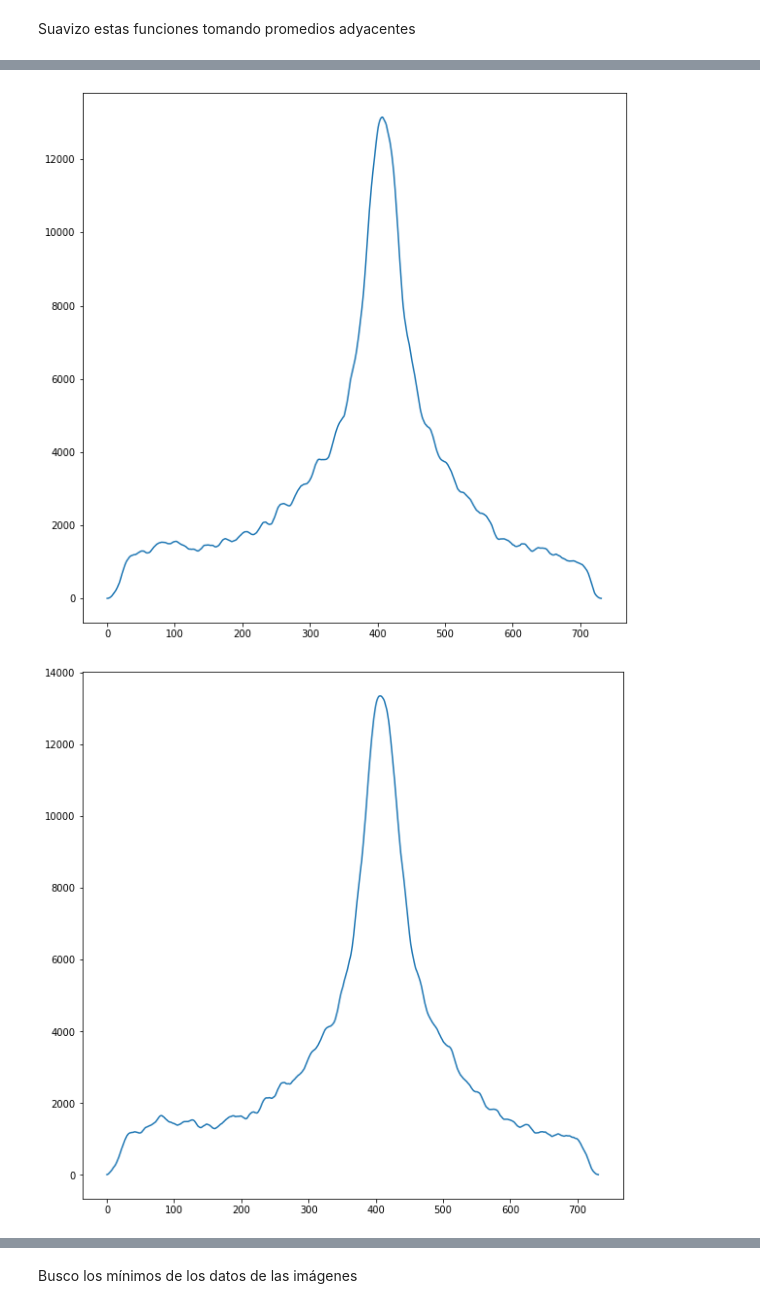
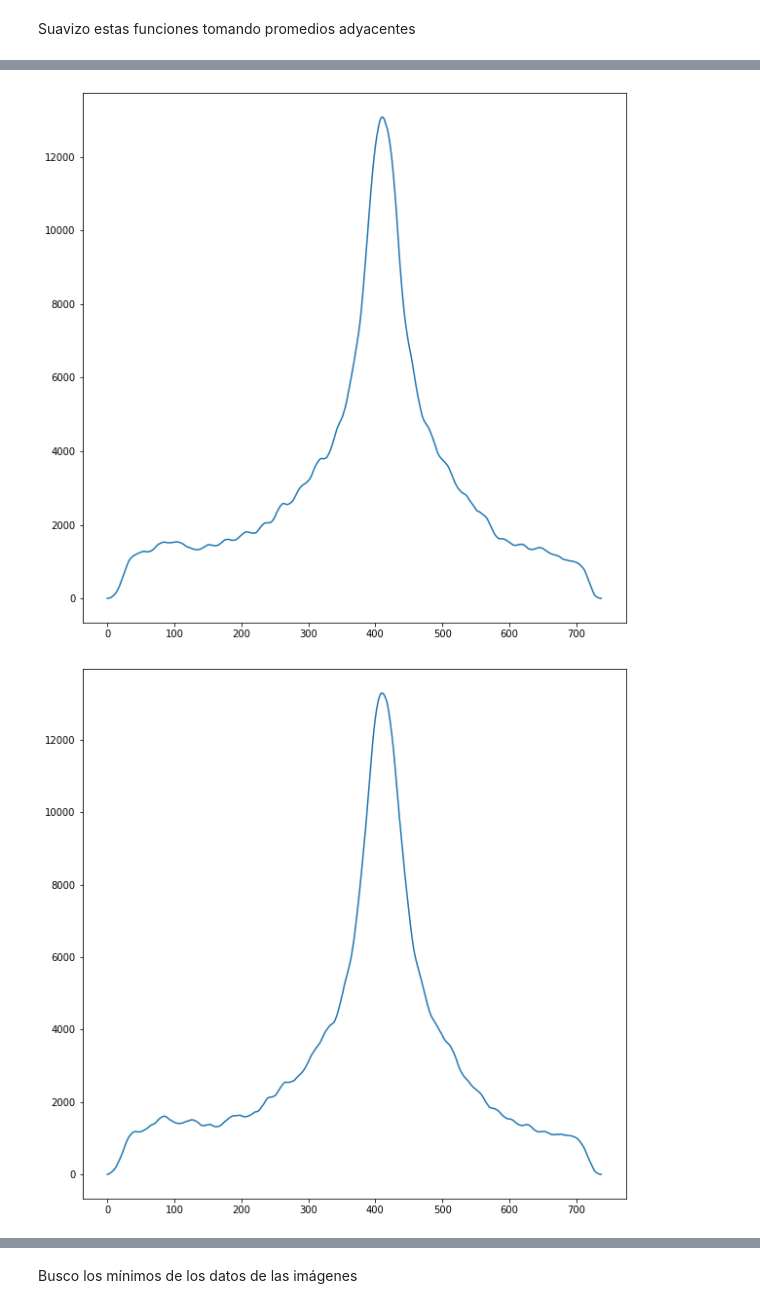
Before and after one commit to tdinapoli/labo-4, a Jupyter notebook: informe_1/young_estatico/analisis_acero_estatico.ipynb, the cells around one changed output, grey strips where cells are left out. Saved outputs shown, nothing was run; the diff lists cells and outputs as text; code cells hidden in the pictures.

```diff
--- a/informe_1/young_estatico/analisis_acero_estatico.ipynb
+++ b/informe_1/young_estatico/analisis_acero_estatico.ipynb
@@ -140,7 +145,7 @@ Suavizo estas funciones tomando promedios adyacentes
 imagenes_suavizadas = []
 for imagen in imagenes_colapsadas:
     plt.figure(figsize=(10,10))
-    suavizada = np.convolve(imagen, np.ones(9)/9)
+    suavizada = np.convolve(imagen, np.ones(15)/15)
     imagenes_suavizadas.append(suavizada)
     plt.plot(suavizada)
     plt.show()
@@ -152,2 +157,2 @@ for imagen in imagenes_colapsadas:
-[figure, old version]
+[figure, new version]
-[figure, old version]
+[figure, new version]
```
Also changed, not shown: parts of 29 cells of this notebook.
